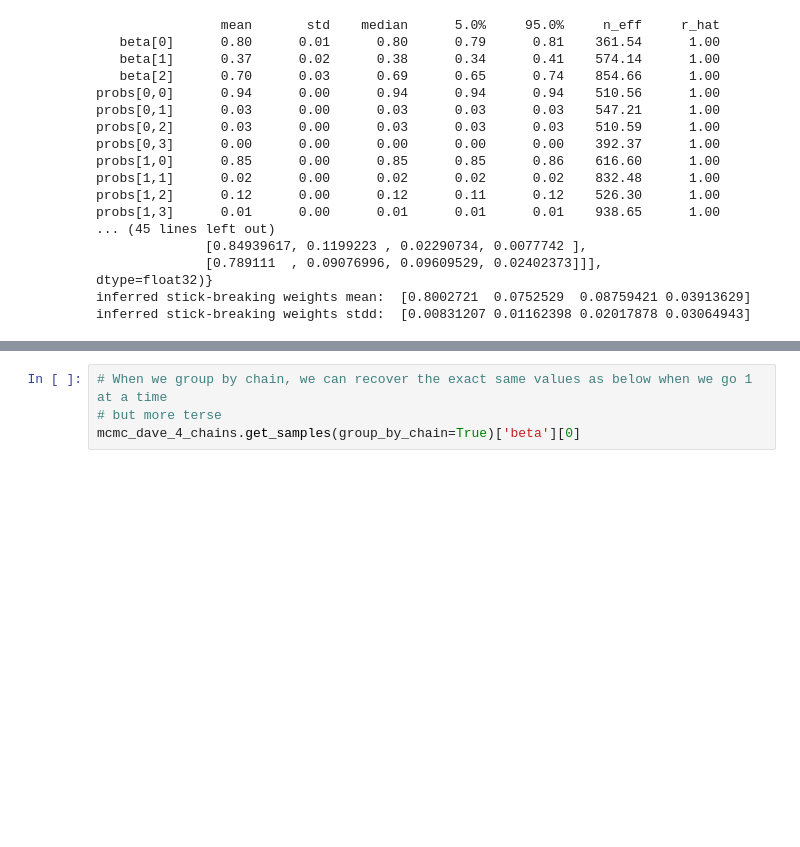
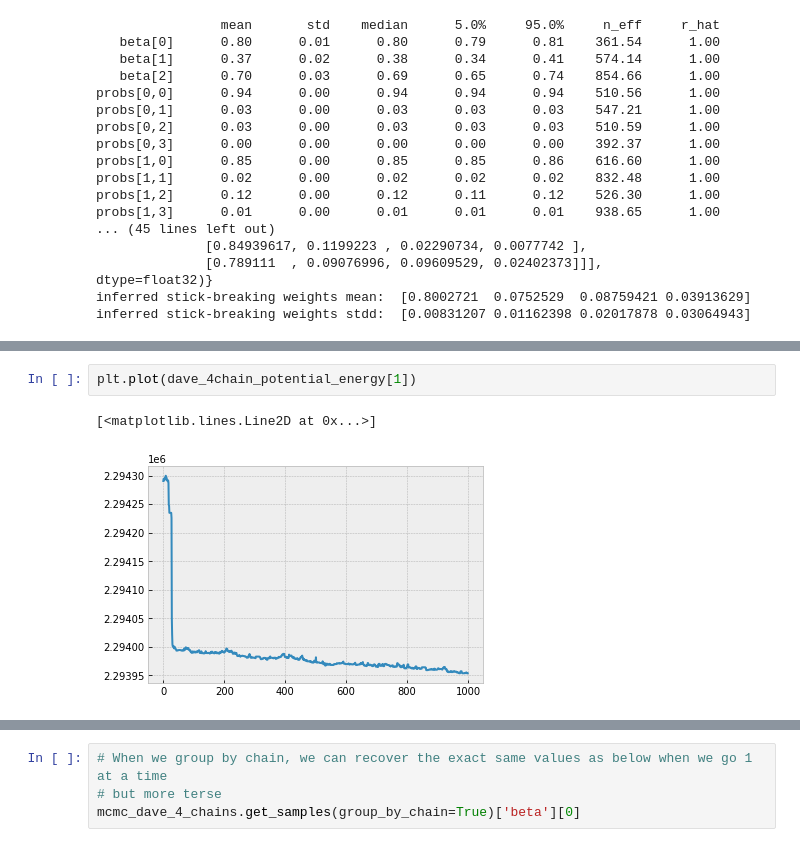
Before and after one commit to akotlar/multivariate-tada, a Jupyter notebook: project/sim5.ipynb, the cells around one changed output, grey strips where cells are left out. Cells and saved outputs as stored; diff of their text form; blank space fills up the shorter version.

```diff
--- a/project/sim5.ipynb
+++ b/project/sim5.ipynb
@@ -318,0 +328,5 @@ inferred stick-breaking weights stdd:  [0.04888507 0.38688722 0.36104766 0.02694
+# %%
+plt.plot(dave_4chain_potential_energy[1])
+# %% [output]
+[<matplotlib.lines.Line2D at 0x...>]
+[figure, added]
```
Also changed, not shown: parts of 17 cells of this notebook.
